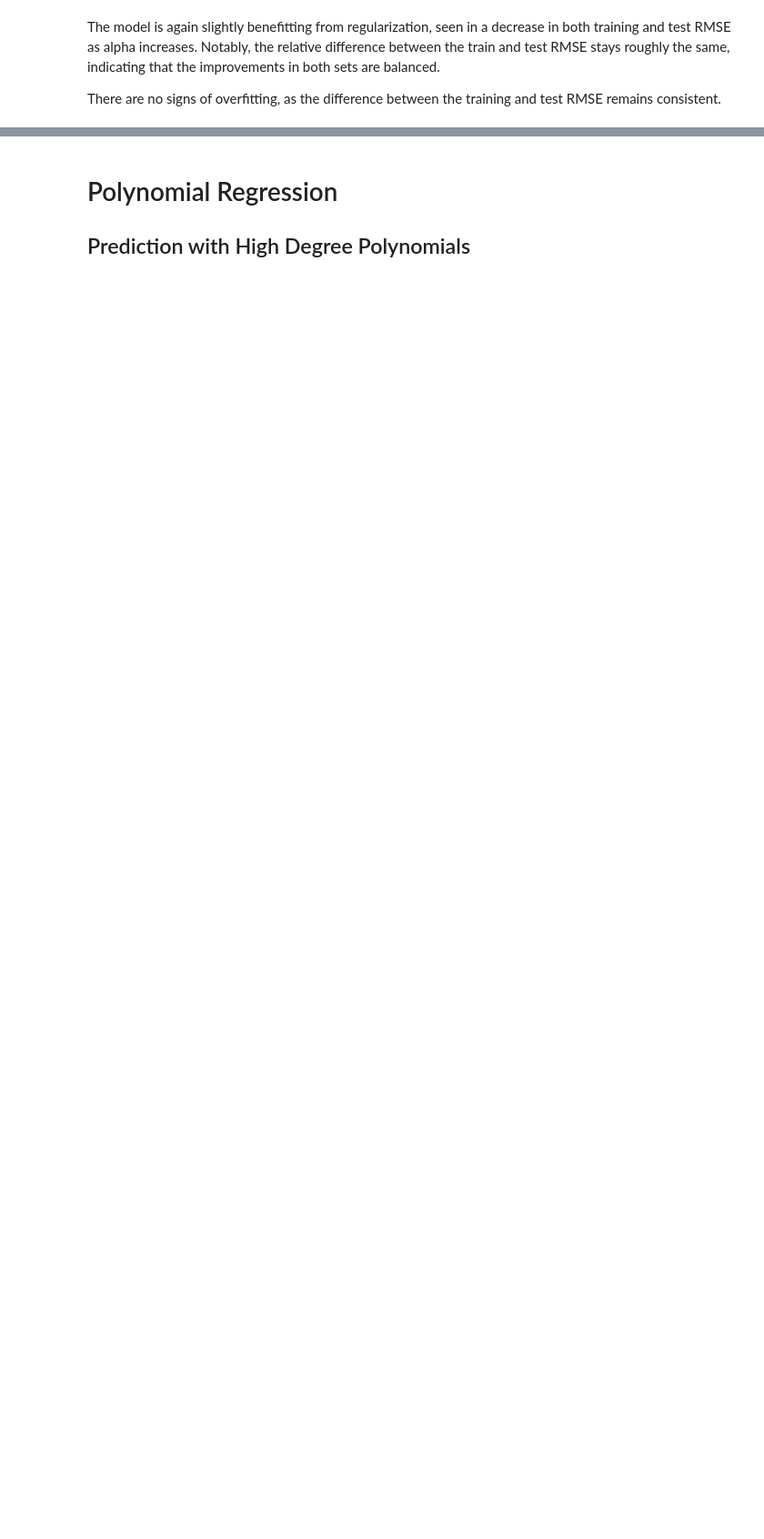
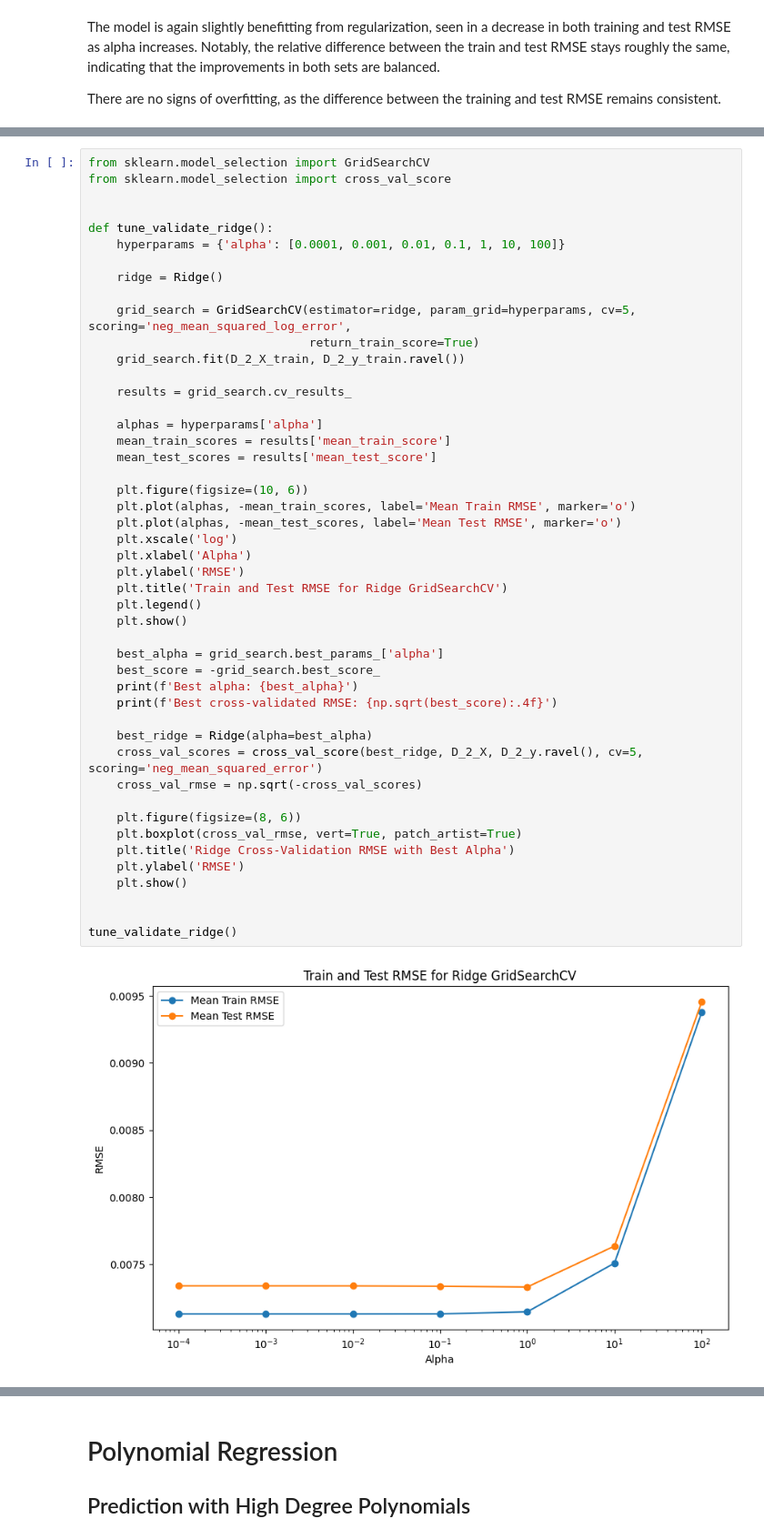
Before and after one commit to moOritzl/bachelorpraktikum-applied-machine-learning, a Jupyter notebook: Week_06/Generalized_Linear_Models_Polynomial_Regression.ipynb, the cells around one changed output, grey strips where cells are left out. Shown at 91% size. Cells and saved outputs as stored; diff of their text form; blank space fills up the shorter version.

```diff
--- a/Week_06/Generalized_Linear_Models_Polynomial_Regression.ipynb
+++ b/Week_06/Generalized_Linear_Models_Polynomial_Regression.ipynb
@@ -245,0 +250,49 @@ There are no signs of overfitting, as the difference between the training and te
+# %%
+from sklearn.model_selection import GridSearchCV
+from sklearn.model_selection import cross_val_score
+
+
+def tune_validate_ridge():
+    hyperparams = {'alpha': [0.0001, 0.001, 0.01, 0.1, 1, 10, 100]}
+
+    ridge = Ridge()
+
+    grid_search = GridSearchCV(estimator=ridge, param_grid=hyperparams, cv=5, scoring='neg_mean_squared_log_error',
+                               return_train_score=True)
+    grid_search.fit(D_2_X_train, D_2_y_train.ravel())
+
+    results = grid_search.cv_results_
+
+    alphas = hyperparams['alpha']
+    mean_train_scores = results['mean_train_score']
+    mean_test_scores = results['mean_test_score']
+
+    plt.figure(figsize=(10, 6))
+    plt.plot(alphas, -mean_train_scores, label='Mean Train RMSE', marker='o')
+    plt.plot(alphas, -mean_test_scores, label='Mean Test RMSE', marker='o')
+    plt.xscale('log')
+    plt.xlabel('Alpha')
+    plt.ylabel('RMSE')
+    plt.title('Train and Test RMSE for Ridge GridSearchCV')
+    plt.legend()
+    plt.show()
+
+    best_alpha = grid_search.best_params_['alpha']
+    best_score = -grid_search.best_score_
+    print(f'Best alpha: {best_alpha}')
+    print(f'Best cross-validated RMSE: {np.sqrt(best_score):.4f}')
+
+    best_ridge = Ridge(alpha=best_alpha)
+    cross_val_scores = cross_val_score(best_ridge, D_2_X, D_2_y.ravel(), cv=5, scoring='neg_mean_squared_error')
+    cross_val_rmse = np.sqrt(-cross_val_scores)
+
+    plt.figure(figsize=(8, 6))
+    plt.boxplot(cross_val_rmse, vert=True, patch_artist=True)
+    plt.title('Ridge Cross-Validation RMSE with Best Alpha')
+    plt.ylabel('RMSE')
+    plt.show()
+
+
+tune_validate_ridge()
+# %% [output]
+[figure, added]
```
Also changed, not shown: parts of 14 cells of this notebook.
